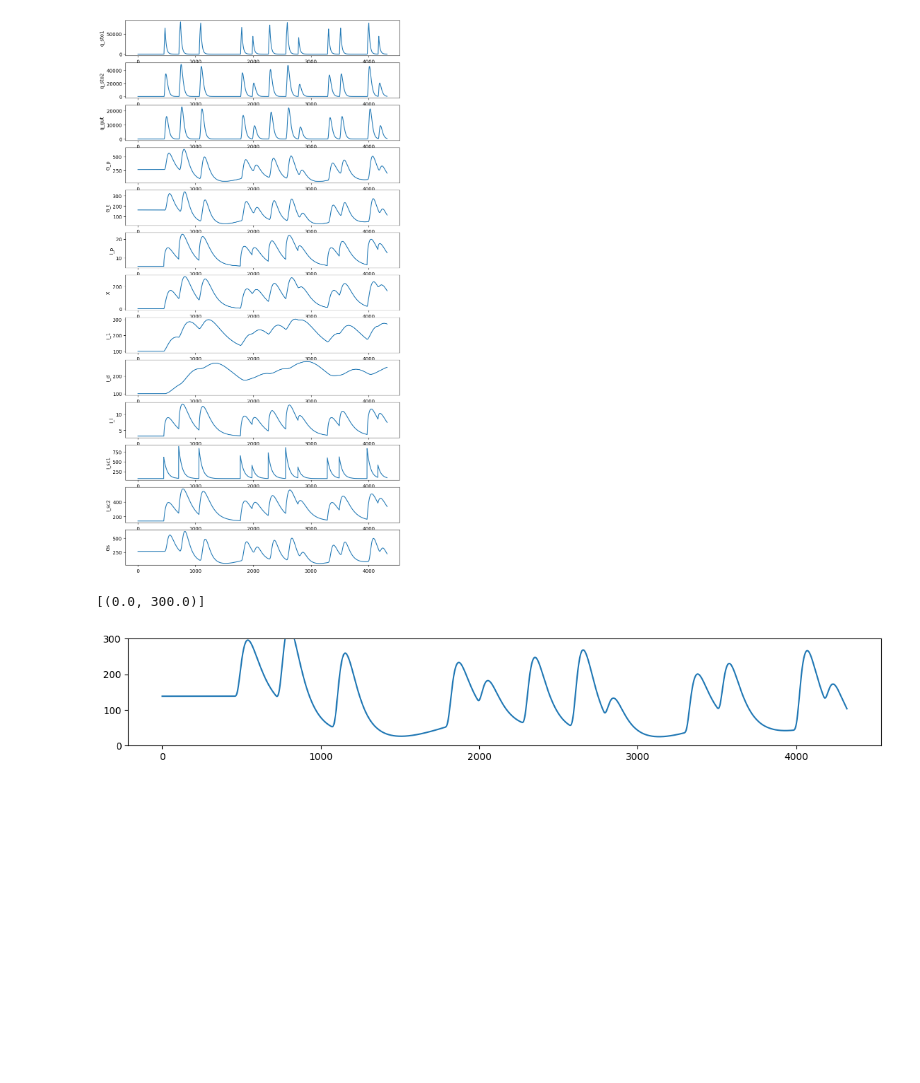
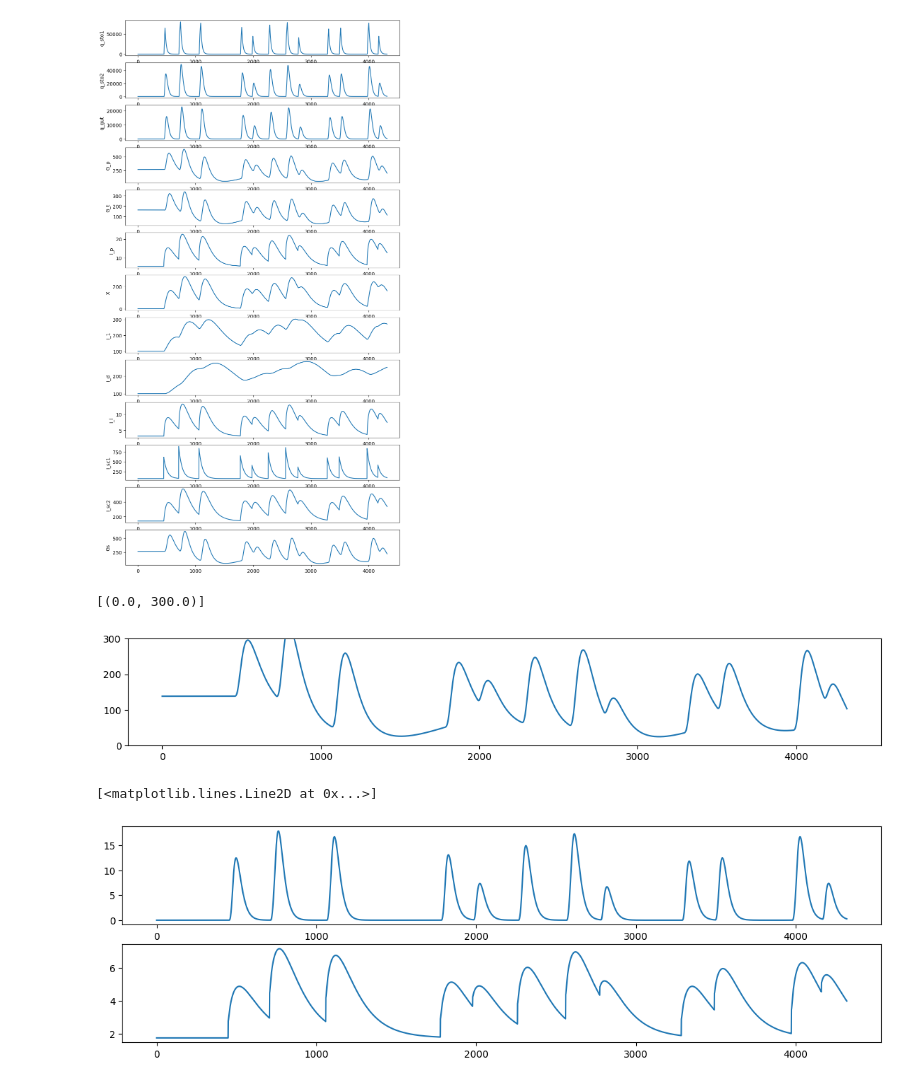
Before and after one commit to KeAWang/differentiable_t1d, a Jupyter notebook: simulate.ipynb, the cells around one changed output. Saved outputs shown, nothing was run; the diff lists cells and outputs as text; code cells hidden in the pictures; blank space fills up the shorter version.

```diff
--- a/simulate.ipynb
+++ b/simulate.ipynb
@@ -121,6 +125,15 @@ ax.set(ylim=[0, 300])
 # %% [output]
 [(0.0, 300.0)]
 [figure]
+# %%
+fig, axes = plt.subplots(2, 1, figsize=(14, 4))
+ax = axes[0]
+ax.plot(others["Ra"])
+ax = axes[1]
+ax.plot(others["Ra_I"])
+# %% [output]
+[<matplotlib.lines.Line2D at 0x...>]
+[figure, added]
 # %%
 # try adding autoregressive noise similar to what you might get from a CGM
 # also subsample to be every 5 mins
```
Also changed, not shown: parts of 2 cells of this notebook, 3 other files.
